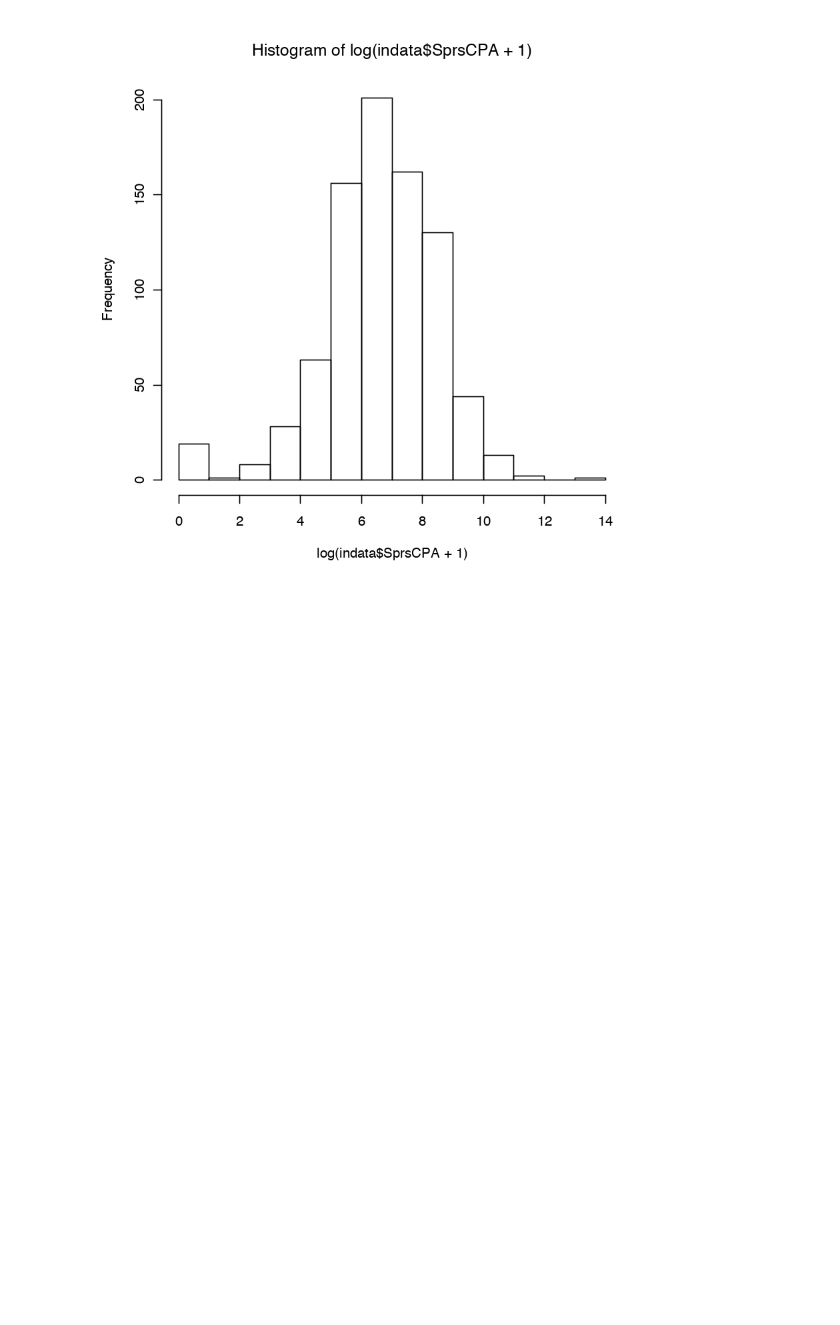
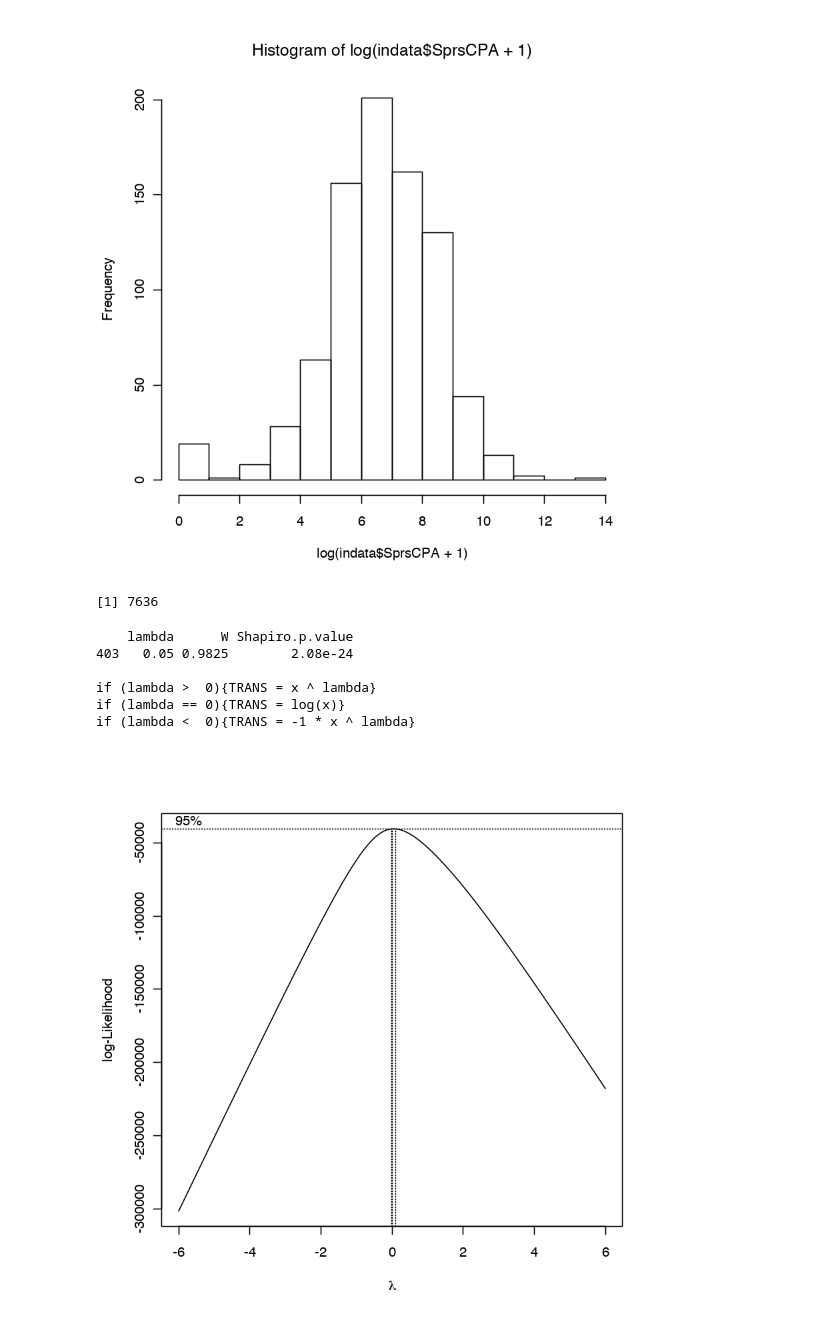
Before and after one commit to dongmeic/suppression, a Jupyter notebook: R/mpb10km_data_cleaning.ipynb, the cells around one changed output. Saved outputs shown, nothing was run; the diff lists cells and outputs as text; code cells hidden in the pictures; blank space fills up the shorter version.

```diff
--- a/R/mpb10km_data_cleaning.ipynb
+++ b/R/mpb10km_data_cleaning.ipynb
@@ -172,0 +182,18 @@ write.csv(indata, sprintf('%s/mpb10km_data_wo_FIA.csv', DATA), row.names=FALSE)
+# %%
+length(indata$beetleAcres)
+# %% [output]
+[1] 7636
+# %%
+y <- indata$beetleAcres
+y.tuk <- transformTukey(sample(y,5000),plotit=FALSE)
+# %% [output]
+    lambda      W Shapiro.p.value
+403   0.05 0.9825        2.08e-24
+
+if (lambda >  0){TRANS = x ^ lambda}
+if (lambda == 0){TRANS = log(x)}
+if (lambda <  0){TRANS = -1 * x ^ lambda}
+# %%
+Box <- boxcox(y ~ 1, lambda = seq(-6,6,0.1))
+# %% [output]
+[figure, added]
```
Also changed, not shown: parts of 7 cells of this notebook, 3 other files.
